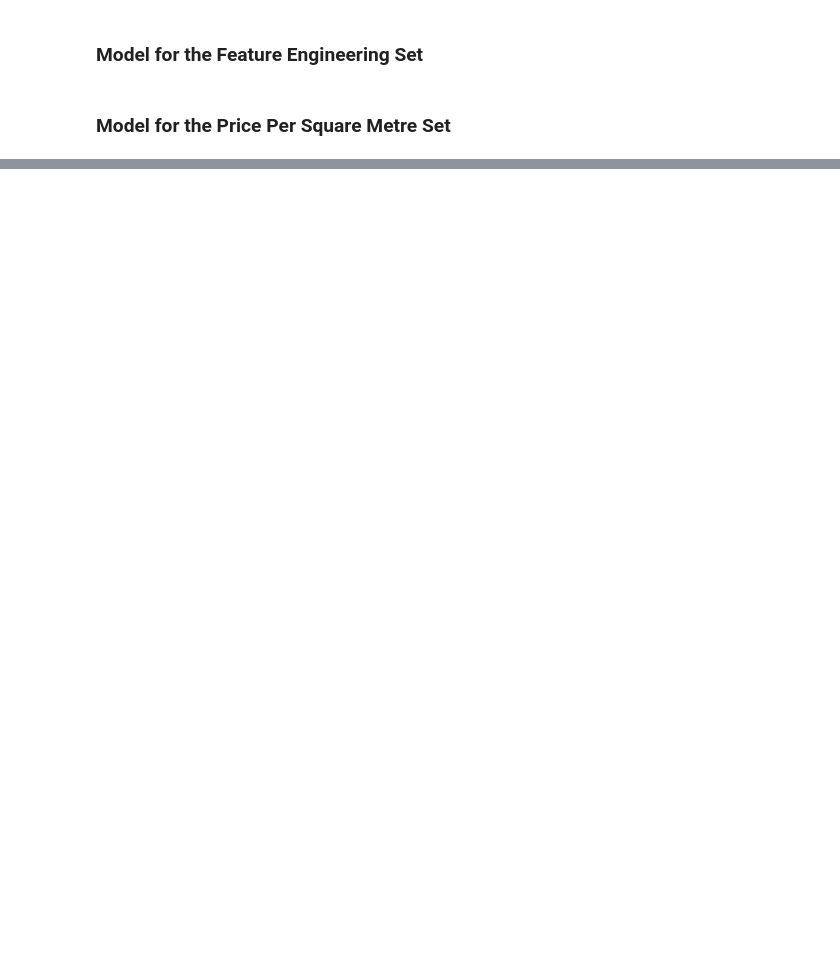
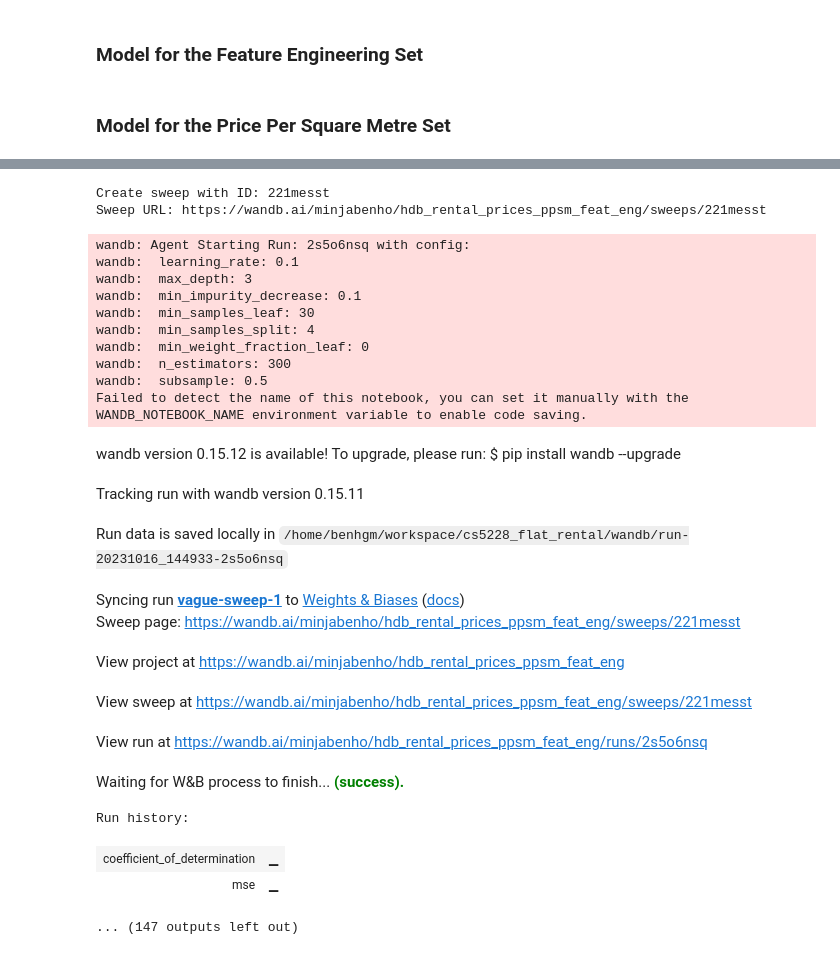
Before and after one commit to benhgm/cs5228_flat_rental, a Jupyter notebook: gradientboost.ipynb, the cells around one changed output, grey strips where cells are left out. Saved outputs shown, nothing was run; the diff lists cells and outputs as text; code cells hidden in the pictures; blank space fills up the shorter version.

```diff
--- a/gradientboost.ipynb
+++ b/gradientboost.ipynb
@@ -20,3 +20,5 @@ BASELINE_W_FEAT_ENG_TRAIN = "data/train/baseline_w_feature_eng_train.csv"
 BASELINE_W_FEAT_ENG_VAL = "data/train/baseline_w_feature_eng_val.csv"
 PPSM_BASELINE_TRAIN = "data/train/ppsm_baseline_train.csv"
 PPSM_BASELINE_VAL = "data/train/ppsm_baseline_val.csv"
+PPSM_FEAT_ENG_TRAIN = "data/train/feature_eng_ppsm_train.csv"
+PPSM_FEAT_ENG_VAL = "data/train/feature_eng_ppsm_val.csv"
@@ -218,0 +409,40 @@ AttributeError: <class 'wandb.sdk.wandb_config.Config'> object has no attribute
+# %%
+parameters_dict = {
+    'learning_rate': {
+        'values': [0.01, 0.1]
+    },
+    'n_estimators': {
+        'values': [100, 200, 300, 500]
+    },
+    'min_samples_split': {
+        'values': [4, 16, 32]
+    },
+    'min_samples_leaf': {
+        'values': [10, 20, 30]
+    },
+    'max_depth': {
+        'values': [3, 6, 9]
+    },
+    'min_impurity_decrease': {
+        'values': [0.1, 0.2]
+    },
+    'min_weight_fraction_leaf': {
+        'values': [0.0, 0.1]
+    },
+    'subsample': {
+        'values': [0.75, 0.5]
+    }
+}
+sweep_config['parameters'] = parameters_dict
+# %%
+TRAIN_DATA = PPSM_FEAT_ENG_TRAIN
+VAL_DATA = PPSM_FEAT_ENG_VAL
+# %%
+train_set = pd.read_csv(TRAIN_DATA)
+val_set = pd.read_csv(VAL_DATA)
+
+y_train = train_set["rent_per_sqm"]
+X_train = train_set.drop(columns=['rent_per_sqm'])
+
+y_test = val_set['rent_per_sqm']
+X_test = val_set.drop(columns=['rent_per_sqm'])
@@ -218,0 +476,29 @@ AttributeError: <class 'wandb.sdk.wandb_config.Config'> object has no attribute
+# %%
+sweep_id = wandb.sweep(sweep_config, project="hdb_rental_prices_ppsm_feat_eng")
+wandb.agent(sweep_id, train, count=20)
+# %% [output]
+Create sweep with ID: 221messt
+Sweep URL: https://wandb.ai/minjabenho/hdb_rental_prices_ppsm_feat_eng/sweeps/221messt
+wandb: Agent Starting Run: 2s5o6nsq with config:
+wandb:  learning_rate: 0.1
+wandb:  max_depth: 3
+wandb:  min_impurity_decrease: 0.1
+wandb:  min_samples_leaf: 30
+wandb:  min_samples_split: 4
+wandb:  min_weight_fraction_leaf: 0
+wandb:  n_estimators: 300
+wandb:  subsample: 0.5
+Failed to detect the name of this notebook, you can set it manually with the WANDB_NOTEBOOK_NAME environment variable to enable code saving.
+wandb version 0.15.12 is available! To upgrade, please run: $ pip install wandb --upgrade
+Tracking run with wandb version 0.15.11
+Run data is saved locally in /home/benhgm/workspace/cs5228_flat_rental/wandb/run-20231016_144933-2s5o6nsq
+Syncing run vague-sweep-1 to Weights & Biases (docs)
+Sweep page: https://wandb.ai/minjabenho/hdb_rental_prices_ppsm_feat_eng/sweeps/221messt
+View project at https://wandb.ai/minjabenho/hdb_rental_prices_ppsm_feat_eng
+View sweep at https://wandb.ai/minjabenho/hdb_rental_prices_ppsm_feat_eng/sweeps/221messt
+View run at https://wandb.ai/minjabenho/hdb_rental_prices_ppsm_feat_eng/runs/2s5o6nsq
+Waiting for W&B process to finish... (success).
+Run history:
+| coefficient_of_determination | ▁ |
+| mse | ▁ |
+... (147 outputs left out)
```
Also changed, not shown: parts of 16 cells of this notebook.
